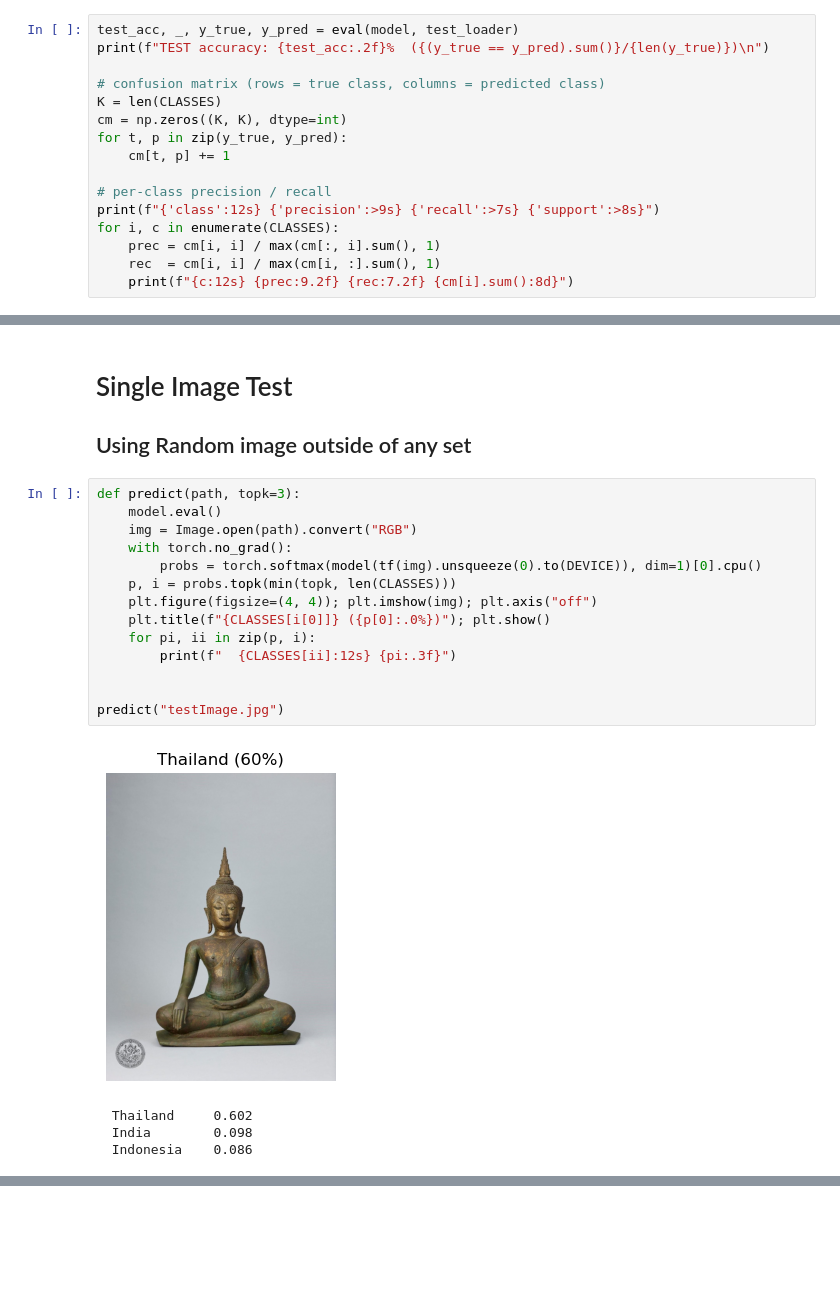
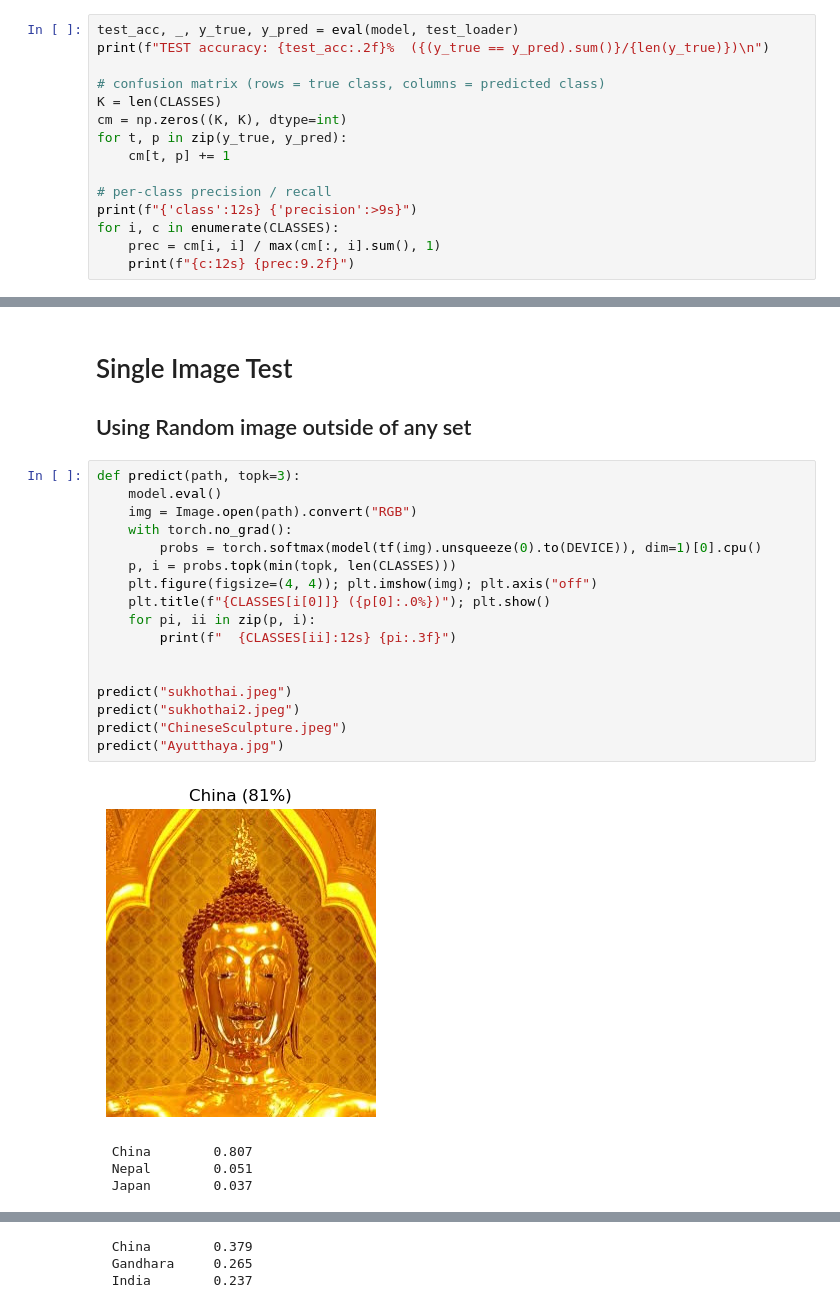
Before and after one commit to petrachuen/Sculpture_Classification, a Jupyter notebook: train.ipynb, the cells around one changed output, grey strips where cells are left out. Cells and saved outputs as stored; diff of their text form; blank space fills up the shorter version.

Commit message:
example images add

```diff
--- a/train.ipynb
+++ b/train.ipynb
@@ -286,11 +287,10 @@ for t, p in zip(y_true, y_pred):
     cm[t, p] += 1
 
 # per-class precision / recall
-print(f"{'class':12s} {'precision':>9s} {'recall':>7s} {'support':>8s}")
+print(f"{'class':12s} {'precision':>9s}")
 for i, c in enumerate(CLASSES):
     prec = cm[i, i] / max(cm[:, i].sum(), 1)
-    rec  = cm[i, i] / max(cm[i, :].sum(), 1)
-    print(f"{c:12s} {prec:9.2f} {rec:7.2f} {cm[i].sum():8d}")
+    print(f"{c:12s} {prec:9.2f}")
 # %% [output]
 TEST accuracy: 70.78%  (281/397)
 
@@ -311,19 +311,22 @@ Tibet             0.45    0.59       22
 # %%
 def predict(path, topk=3):
     model.eval()
     img = Image.open(path).convert("RGB")
     with torch.no_grad():
         probs = torch.softmax(model(tf(img).unsqueeze(0).to(DEVICE)), dim=1)[0].cpu()
     p, i = probs.topk(min(topk, len(CLASSES)))
     plt.figure(figsize=(4, 4)); plt.imshow(img); plt.axis("off")
     plt.title(f"{CLASSES[i[0]]} ({p[0]:.0%})"); plt.show()
     for pi, ii in zip(p, i):
         print(f"  {CLASSES[ii]:12s} {pi:.3f}")
 
 
-predict("testImage.jpg")
+predict("sukhothai.jpeg")
+predict("sukhothai2.jpeg")
+predict("ChineseSculpture.jpeg")
+predict("Ayutthaya.jpg")
 # %% [output]
-[figure, old version]
+[figure, new version]
-  Thailand     0.602
-  India        0.098
-  Indonesia    0.086
+  China        0.807
+  Nepal        0.051
+  Japan        0.037
@@ -329,0 +334,3 @@ predict("testImage.jpg")
+  China        0.379
+  Gandhara     0.265
+  India        0.237
```
Also changed, not shown: parts of 4 cells of this notebook, 12 other files.
